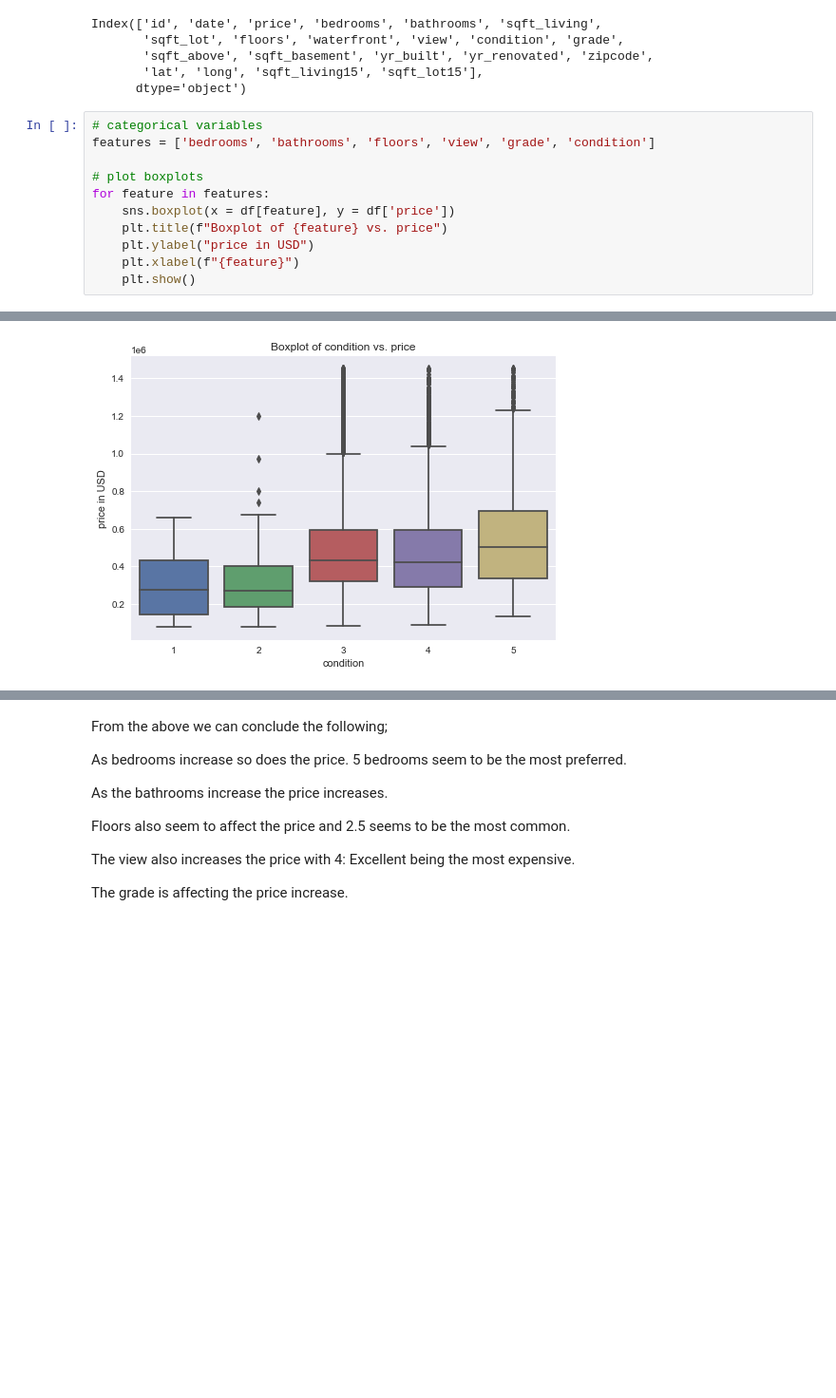
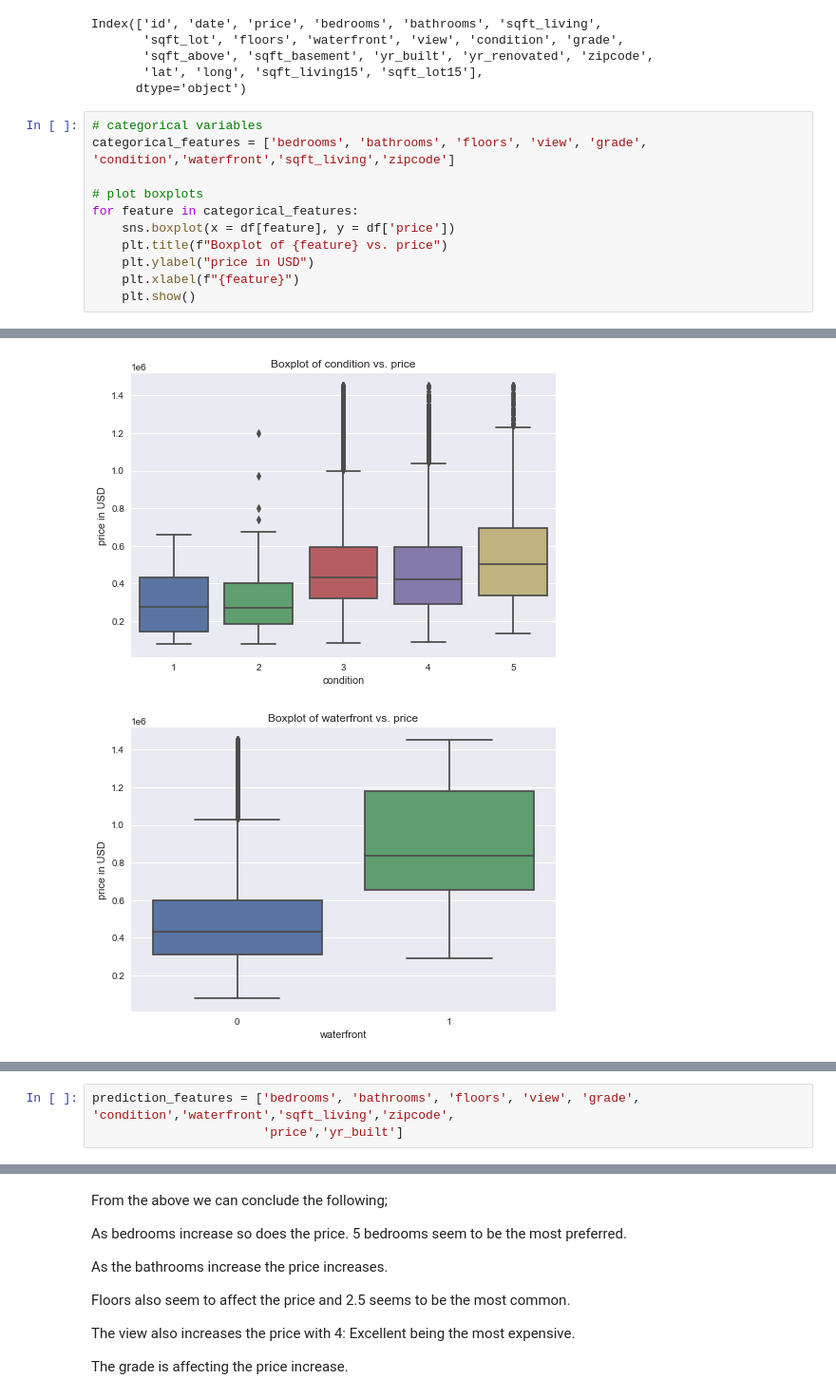
Before and after one commit to Lewis-Gitari/House-prices-model, a Jupyter notebook: PHASE TWO PROJECT FINAL CODE.ipynb, the cells around one changed output, grey strips where cells are left out. Shown at 95% size. Drawn from its saved outputs; the diff is of its cells as text; blank space fills up the shorter version.

```diff
--- a/PHASE TWO PROJECT FINAL CODE.ipynb
+++ b/PHASE TWO PROJECT FINAL CODE.ipynb
@@ -637,19 +632,20 @@ Index(['id', 'date', 'price', 'bedrooms', 'bathrooms', 'sqft_living',
       dtype='object')
 # %%
 # categorical variables
-features = ['bedrooms', 'bathrooms', 'floors', 'view', 'grade', 'condition']
+categorical_features = ['bedrooms', 'bathrooms', 'floors', 'view', 'grade', 'condition','waterfront','sqft_living','zipcode']
 
 # plot boxplots
-for feature in features:
+for feature in categorical_features:
     sns.boxplot(x = df[feature], y = df['price'])
     plt.title(f"Boxplot of {feature} vs. price")
     plt.ylabel("price in USD")
     plt.xlabel(f"{feature}")
     plt.show()
 # %% [output]
 [figure]
 [figure]
 [figure]
 [figure]
 [figure]
 [figure]
+[figure, added]
@@ -655,0 +654,3 @@ for feature in features:
+# %%
+prediction_features = ['bedrooms', 'bathrooms', 'floors', 'view', 'grade', 'condition','waterfront','sqft_living','zipcode',
+                       'price','yr_built']
```
Also changed, not shown: parts of 18 cells of this notebook.
